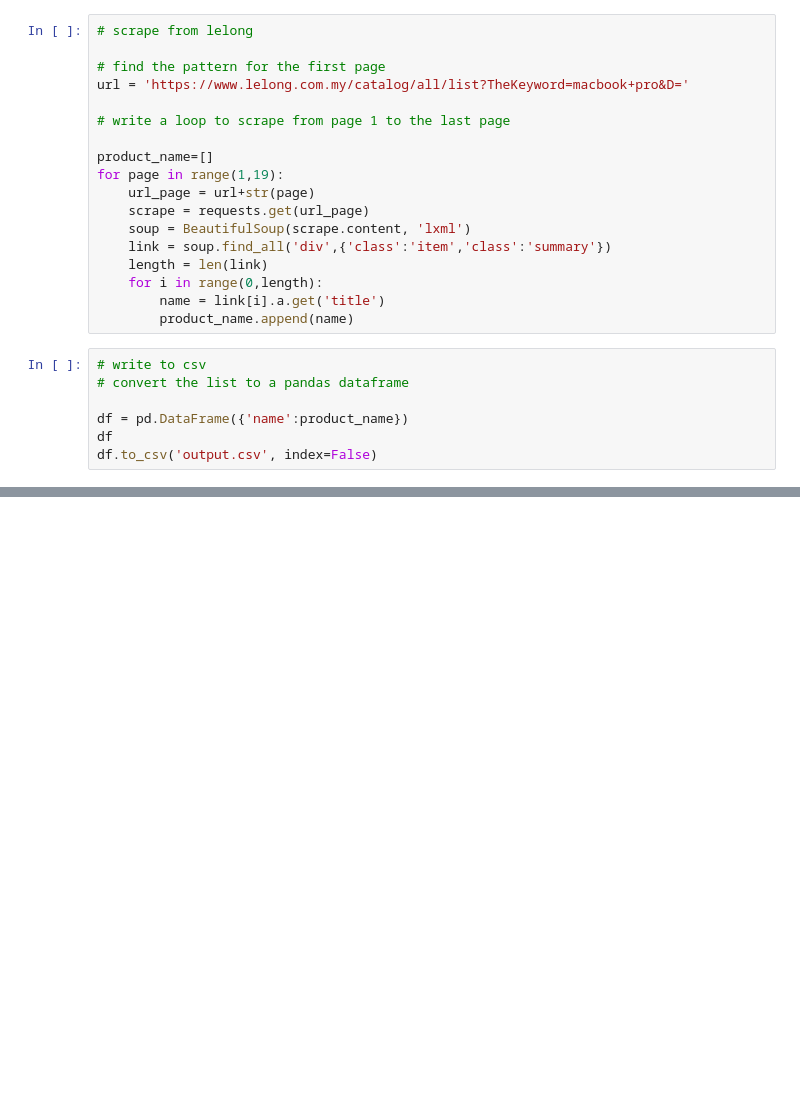
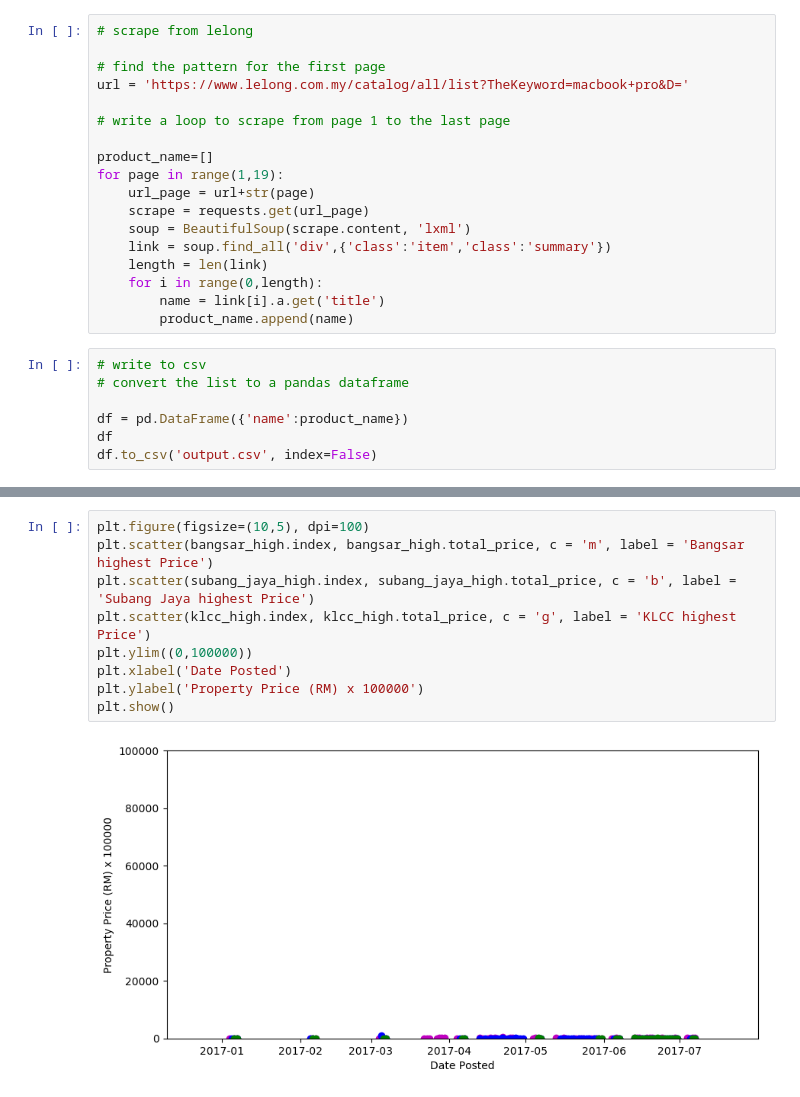
Before and after one commit to jasonphoon/EDS-Assignment3, a Jupyter notebook: Assignment3.ipynb, the cells around one changed output, grey strips where cells are left out. Saved outputs shown, nothing was run; the diff lists cells and outputs as text; blank space fills up the shorter version.

```diff
--- a/Assignment3.ipynb
+++ b/Assignment3.ipynb
@@ -100,0 +259,11 @@ df.to_csv('output.csv', index=False)
+# %%
+plt.figure(figsize=(10,5), dpi=100)
+plt.scatter(bangsar_high.index, bangsar_high.total_price, c = 'm', label = 'Bangsar highest Price')
+plt.scatter(subang_jaya_high.index, subang_jaya_high.total_price, c = 'b', label = 'Subang Jaya highest Price')
+plt.scatter(klcc_high.index, klcc_high.total_price, c = 'g', label = 'KLCC highest Price')
+plt.ylim((0,100000))
+plt.xlabel('Date Posted')
+plt.ylabel('Property Price (RM) x 100000')
+plt.show()
+# %% [output]
+[figure, added]
```
Also changed, not shown: parts of 9 cells of this notebook, 1 other file.
